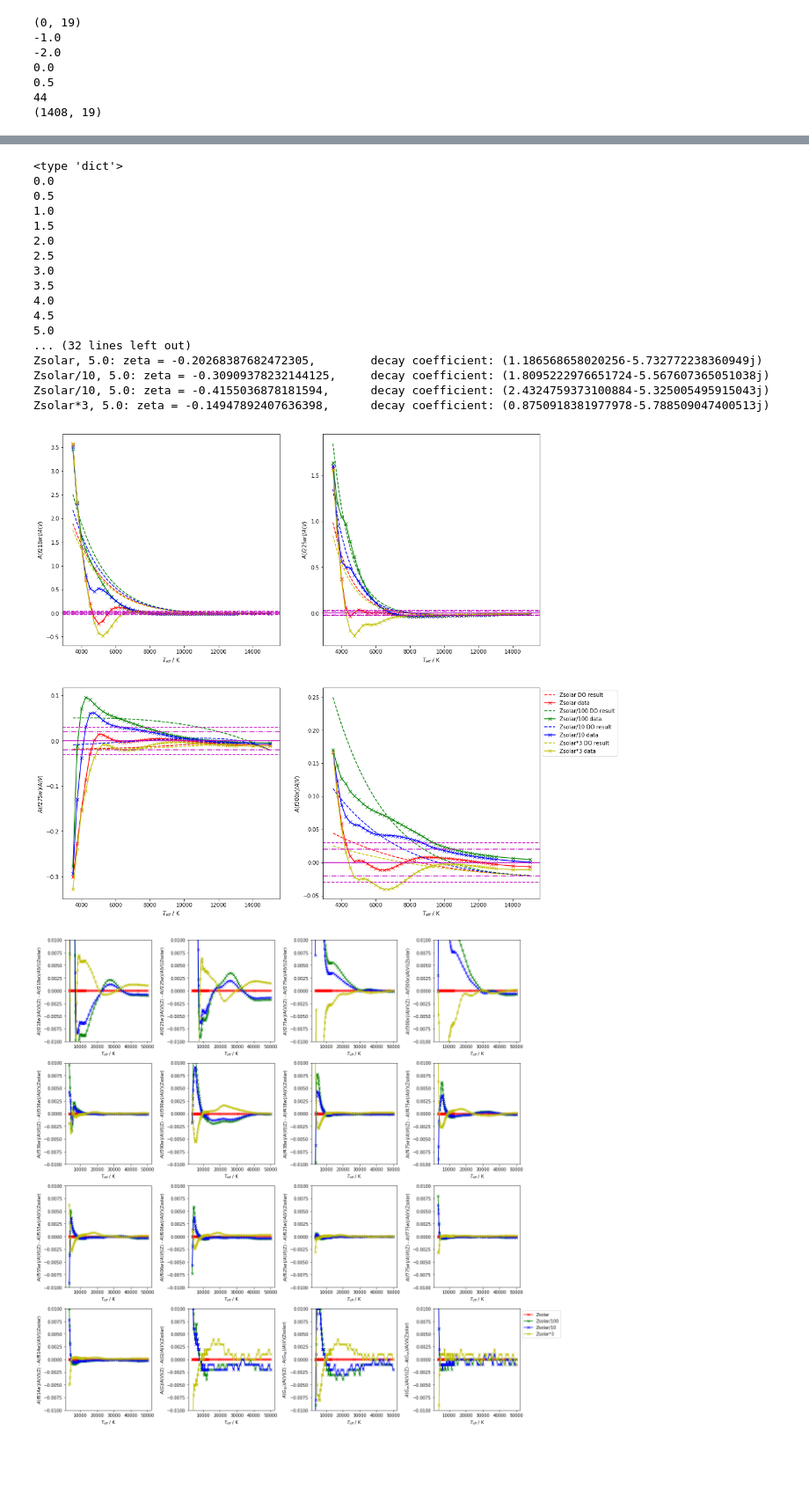
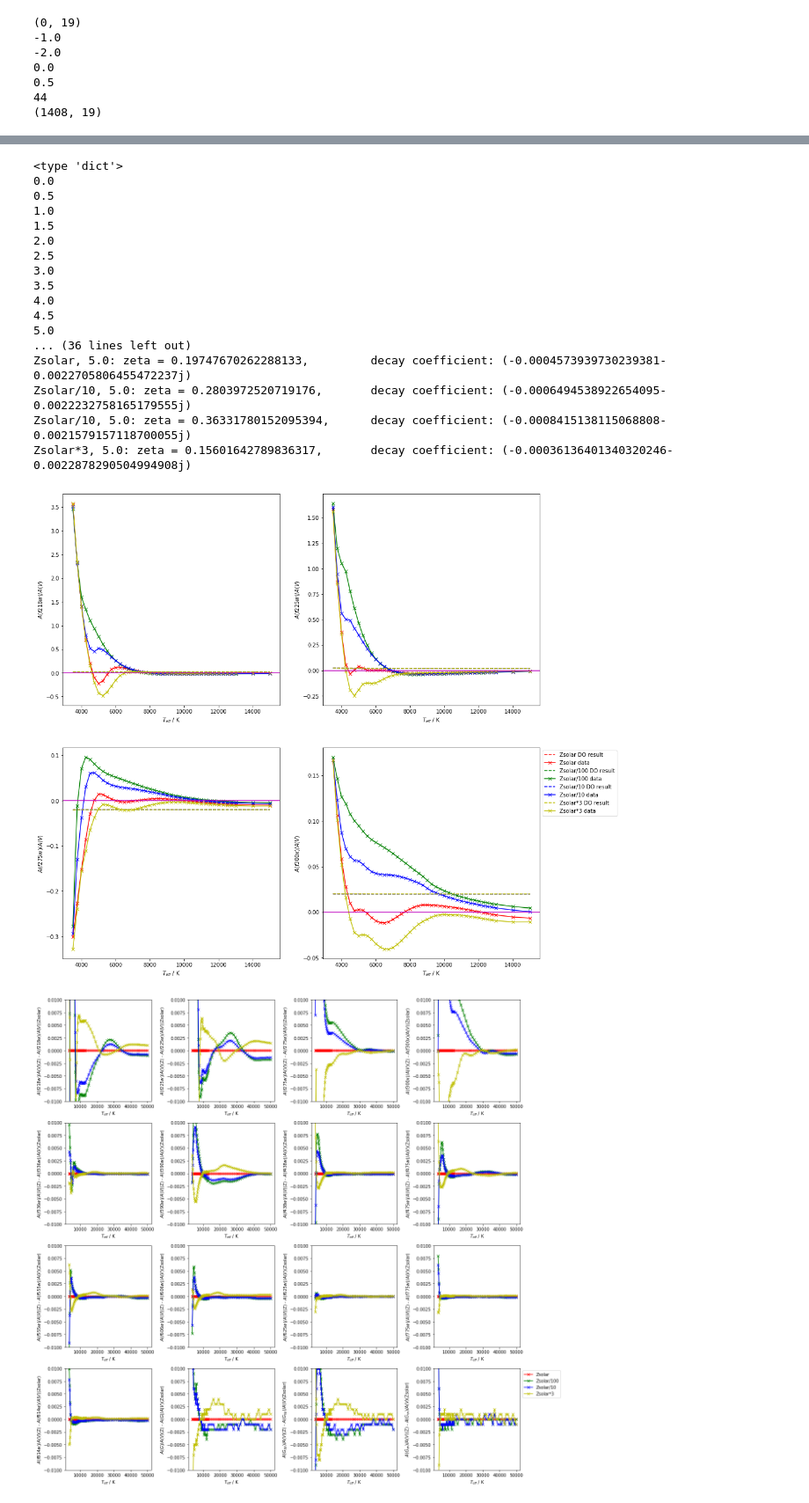
Before and after one commit to AlexlwAstro/phd_work, a Jupyter notebook: gaia_spectra_plots.ipynb, the cells around one changed output, grey strips where cells are left out. Shown at 88% size. Drawn from its saved outputs; the diff is of its cells as text; code cells hidden in the pictures; blank space fills up the shorter version.

```diff
--- a/gaia_spectra_plots.ipynb
+++ b/gaia_spectra_plots.ipynb
@@ -2258,6 +2261,7 @@ z= [0.5 1.  1.5 2.  2.5 3.  3.5 4.  4.5 5. ]
 # damped oscillator model for Teff,logg,Z
 # Calculate & truncate residuals from Round 1 fitting to be restricted to Teff <= 15000K
 R2_Tmax = 15000
+R2_Tmin = 3500
 
 R1_residuals_zs_15000K = diff_from_ref_logg_key(comb_dict_zs,R1_sim_points_dict_full,R2_Tmax,'y')
 R1_residuals_z1_15000K = diff_from_ref_logg_key(comb_dict_z1,R1_sim_points_dict_full,R2_Tmax,'y')
@@ -2304,7 +2308,7 @@ print big_data_arr.shape
 (1408, 19)
 # %%
 # NOTE: multiplying 2 numpy arrays together does NOT give a result with a different array shape
-"""REMEMBER: damped_oscillator_gZ(input_params,Tcut,a,b,c,d,k,r):
+"""REMEMBER: weighted_damped_oscillator_gZ(input_params,Tcut,a,b,c,d,k,r):
     # Free parameters are: a,b,c,d,k
     if type(input_params) is tuple:
         # if 'input_params' is a tuple
@@ -2335,7 +2339,7 @@ print big_data_arr.shape
     # 'Tdata' called below! - this should remove the need to use it anywhere in 'zeta'
 
     #R = a*(Tcut - Tdata)
-    new_var = (k*(Tcut - Tdata))*np.exp(s*(Tcut-Tdata)) + r
+    new_var = (k*(Tcut - Tdata))*np.exp(s*Tdata) + r
     return new_var
 """
 # set input variable data
@@ -2383,12 +2387,12 @@ print 'done'
 
 # zeta = a*(5.0-gdata) + b*zdata + c
 # s = -d*( zeta + 1.0j*np.sqrt(1-zeta**2) )
-# new_var = (k*(Tcut - Tdata))*np.exp(s*(Tcut-Tdata)) + r
+# new_var = (k*(Tcut - Tdata))*np.exp(s*Tdata) + r
 # Format below: [a,b,c,d,k,r]
-dosc_f218w_bounds = ([-0.3, -0.5, -0.5, 1.0e-05, 1.0e-06,-0.02], [0.3, 0.5, 0.3, 0.5, 0.1, 0.01])
-dosc_f225w_bounds = ([-0.3, -0.5, -0.5, 1.0e-05, 1.0e-08,-0.02], [0.3, 0.5, 0.3, 0.5, 0.1, 0.01])
-dosc_f275w_bounds = ([-0.3, -0.5, -0.5, 1.0e-05, 1.0e-08,-0.02], [0.3, 0.5, 0.3, 0.5, 0.1, 0.01])
-dosc_f300x_bounds = ([-0.3, -0.5, -0.5, 1.0e-05, 1.0e-08,-0.02], [0.3, 0.5, 0.3, 0.5, 0.1, 0.01])
+dosc_f218w_bounds = ([-0.3, -0.5, -0.5, 1.0e-05, -2.0,-0.02], [0.3, 0.5, 1., 0.5, 2.0, 0.02])
+dosc_f225w_bounds = ([-0.3, -0.5, -0.5, 1.0e-05, -2.0,-0.02], [0.3, 0.5, 1., 0.5, 2.0, 0.02])
+dosc_f275w_bounds = ([-0.3, -0.5, -0.5, 1.0e-05, -2.0,-0.02], [0.3, 0.5, 1., 0.5, 1.0, 0.02])
+dosc_f300x_bounds = ([-0.3, -0.5, -0.5, 1.0e-05, -2.0,-0.02], [0.3, 0.5, 1., 0.5, 1.0, 0.02])
 dosc_f336w_bounds = ([-0.5, -1., -0.5, 0., 0., -0.02], [0.5, 1., 0.5, 0.5, 0.1, 0.02])
 dosc_f390w_bounds = ([-0.5, -1., -0.5, 0., 0., -0.02], [0.5, 1., 0.5, 0.5, 0.1, 0.02])
 dosc_f438w_bounds = ([-0.5, -1., -0.5, 0., 0., -0.02], [0.5, 1., 0.5, 0.5, 0.1, 0.02])
@@ -2405,7 +2409,7 @@ dosc_Grp_bounds =   ([-0.5, -1., -0.5, 0., 0., -0.02], [0.5, 1., 0.5, 0.5, 0.1,
 dosc_bounds_list = [dosc_f218w_bounds,dosc_f225w_bounds,dosc_f275w_bounds,dosc_f300x_bounds,dosc_f336w_bounds,dosc_f390w_bounds,dosc_f438w_bounds,dosc_f475w_bounds,dosc_f555w_bounds,dosc_f606w_bounds,dosc_f625w_bounds,dosc_f775w_bounds,dosc_f814w_bounds,dosc_G_bounds,dosc_Gbp_bounds,dosc_Grp_bounds]
 print len(dosc_bounds_list)
 
-dosc_p0 = [0., 0., -0.1, 1.0e-05, 1.0e-04, 0.]
+dosc_p0 = [0., 0., -0.1, 1.0e-05, 0.1, 0.]
 
 R2_coeffs_filterwise = []
 R2_cov_mat_filterwise = []
@@ -2426,7 +2430,8 @@ with open(dosc_file_out,'w') as f:
 for i in range(3,7):
     print big_data_arr[:,i].shape
     #coeffs,cov_mat = curve_fit(lambda x,a,b,c: fitting_func(x,max_Teff_val,float(key),Tmod_pow,a,b,c),((Teff_only_dict[key])[:,0]),(Teff_only_dict[key])[:,i], p0=start_fit_at, sigma=sigma_corr,bounds=fit_func_bounds)
-    coeffs,cov_mat = curve_fit(lambda comb_Tgz,*coeffs_list: damped_oscillator_gZ(comb_Tgz,R2_Tmax,*coeffs_list), (Tdata,gdata,zdata), big_data_arr[:,i], p0=dosc_p0, sigma=sigma_corr2,bounds=dosc_bounds_list[i-3])
+    #coeffs,cov_mat = curve_fit(lambda comb_Tgz,*coeffs_list: weighted_damped_oscillator_gZ(comb_Tgz,R2_Tmax,*coeffs_list), (Tdata,gdata,zdata), big_data_arr[:,i], p0=dosc_p0, sigma=sigma_corr2,bounds=dosc_bounds_list[i-3])
+    coeffs,cov_mat = curve_fit(lambda comb_Tgz,*coeffs_list: weighted_damped_oscillator_gZ(comb_Tgz,R2_Tmin,*coeffs_list), (Tdata,gdata,zdata), big_data_arr[:,i], p0=dosc_p0, sigma=sigma_corr2,bounds=dosc_bounds_list[i-3])
     #Tgz_tuple TGZ_tot_data
     R2_coeffs_filterwise.append(coeffs)
     R2_cov_mat_filterwise.append(cov_mat)
@@ -2512,9 +2517,9 @@ z2_data_arr = R2_z2_dict[keyval]
 z1_data_arr = R2_z1_dict[keyval]
 zh_data_arr = R2_zh_dict[keyval]
 
-with open('plotted_simulated_dosc_data.txt','w') as f:
-    np.savetxt(f,zs_data_arr,fmt='%6.1f %4.1f %4.1f '+16*'%6.5f ')
-    f.close()
+#with open('plotted_simulated_dosc_data.txt','w') as f:
+#    np.savetxt(f,zs_data_arr,fmt='%6.1f %4.1f %4.1f '+16*'%6.5f ')
+#    f.close()
 
 #nrows=4,ncols=4
 fig,dax = plt.subplots(nrows=2,ncols=2,figsize=(16, 16))
@@ -2533,15 +2538,17 @@ for i in range(3,7):
     s_2 = -coeffs_i[3]*( zeta_2 + 1.0j*np.sqrt(1-zeta_2**2) )
     s_h = -coeffs_i[3]*( zeta_h + 1.0j*np.sqrt(1-zeta_h**2) )
 
-    result_curve_zs = damped_oscillator_gZ((zs_data_arr[:,0],zs_data_arr[:,1],zs_data_arr[:,2]), R2_Tmax, *coeffs_i)
-    print 'Zsolar, '+ keyval +': zeta = ' + str(zeta_s) + ',\t decay coefficient: '+ str(s_s*10000)
-    result_curve_z1 = damped_oscillator_gZ((z1_data_arr[:,0],z1_data_arr[:,1],z1_data_arr[:,2]), R2_Tmax, *coeffs_i)
-    print 'Zsolar/10, '+ keyval +': zeta = ' + str(zeta_1) + ',\t decay coefficient: '+ str(s_1*10000)
-    result_curve_z2 = damped_oscillator_gZ((z2_data_arr[:,0],z2_data_arr[:,1],z2_data_arr[:,2]), R2_Tmax, *coeffs_i)
-    print 'Zsolar/10, '+ keyval +': zeta = ' + str(zeta_2) + ',\t decay coefficient: '+ str(s_2*10000)
-    result_curve_zh = damped_oscillator_gZ((zh_data_arr[:,0],zh_data_arr[:,1],zh_data_arr[:,2]), R2_Tmax, *coeffs_i)
-    print 'Zsolar*3, '+ keyval +': zeta = ' + str(zeta_h) + ',\t decay coefficient: '+ str(s_h*10000)
+    print comb_filter_str[i-3]+ ' filter:'
+    result_curve_zs = damped_oscillator_gZ((zs_data_arr[:,0],zs_data_arr[:,1],zs_data_arr[:,2]), R2_Tmin, *coeffs_i)
+    print 'Zsolar, '+ keyval +': zeta = ' + str(zeta_s) + ',\t decay coefficient: '+ str(s_s)
+    result_curve_z1 = damped_oscillator_gZ((z1_data_arr[:,0],z1_data_arr[:,1],z1_data_arr[:,2]), R2_Tmin, *coeffs_i)
+    print 'Zsolar/10, '+ keyval +': zeta = ' + str(zeta_1) + ',\t decay coefficient: '+ str(s_1)
+    result_curve_z2 = damped_oscillator_gZ((z2_data_arr[:,0],z2_data_arr[:,1],z2_data_arr[:,2]), R2_Tmin, *coeffs_i)
+    print 'Zsolar/10, '+ keyval +': zeta = ' + str(zeta_2) + ',\t decay coefficient: '+ str(s_2)
+    result_curve_zh = damped_oscillator_gZ((zh_data_arr[:,0],zh_data_arr[:,1],zh_data_arr[:,2]), R2_Tmin, *coeffs_i)
+    print 'Zsolar*3, '+ keyval +': zeta = ' + str(zeta_h) + ',\t decay coefficient: '+ str(s_h)
     print '\n'
+    #result_curve_zh = weighted_damped_oscillator_gZ((zh_data_arr[:,0],zh_data_arr[:,1],zh_data_arr[:,2]), R2_Tmax, *coeffs_i)
 
     dax[i-3].plot(zs_data_arr[:,0],result_curve_zs,'r',linestyle='--',label='Zsolar DO result')
     dax[i-3].plot(zs_data_arr[:,0],zs_data_arr[:,i],'r',linestyle='-',marker='x',label='Zsolar data')
@@ -2551,38 +2558,40 @@ for i in range(3,7):
     dax[i-3].plot(z1_data_arr[:,0],z1_data_arr[:,i],'b',marker='x',label='Zsolar/10 data')
     dax[i-3].plot(zs_data_arr[:,0],result_curve_zh,'y',linestyle='--',label='Zsolar*3 DO result')
     dax[i-3].plot(zh_data_arr[:,0],zh_data_arr[:,i],'y',marker='x',label='Zsolar*3 data')
     dax[i-3].set_xlabel(var_names_comb[0])
     dax[i-3].set_ylabel(var_names_comb[i-1])
     dax[i-3].axhline(y=0,color='m')
+    """
     dax[i-3].axhline(y=0.03,color='m',linestyle='--')
     dax[i-3].axhline(y=-0.03,color='m',linestyle='--')
     dax[i-3].axhline(y=0.02,color='m',linestyle='-.')
     dax[i-3].axhline(y=-0.02,color='m',linestyle='-.')
+    """
 plt.legend(loc='upper left', bbox_to_anchor=(1.0, 1.0))
 plt.show()
-#fig.savefig('dosc_R2_plots_1st_4filters_logg_0p0.pdf')
+#fig.savefig('dosc_R2_plots_1st_4filters_logg_3p0_all_z.pdf')
 
 # NOTE:
 # zeta = a*(5.0-gdata) + b*zdata + c
 # s = -d*( zeta + 1.0j*np.sqrt(1-zeta**2) )
-# new_var = (k*(Tcut - Tdata))*np.exp(s*(Tcut-Tdata)) + r
+# new_var = (k*(Tcut - Tdata))*np.exp(s*Tdata) + r
 # Format below: [a,b,c,d,k,r]
 # %% [output]
 <type 'dict'>
 0.0
 0.5
 1.0
 1.5
 2.0
 2.5
 3.0
 3.5
 4.0
 4.5
 5.0
-... (32 lines left out)
-Zsolar, 5.0: zeta = -0.20268387682472305,        decay coefficient: (1.186568658020256-5.732772238360949j)
-Zsolar/10, 5.0: zeta = -0.30909378232144125,     decay coefficient: (1.8095222976651724-5.567607365051038j)
-Zsolar/10, 5.0: zeta = -0.4155036878181594,      decay coefficient: (2.4324759373100884-5.325005495915043j)
-Zsolar*3, 5.0: zeta = -0.14947892407636398,      decay coefficient: (0.8750918381977978-5.788509047400513j)
+... (36 lines left out)
+Zsolar, 5.0: zeta = 0.19747670262288133,         decay coefficient: (-0.0004573939730239381-0.0022705806455472237j)
+Zsolar/10, 5.0: zeta = 0.2803972520719176,       decay coefficient: (-0.0006494538922654095-0.0022232758165179555j)
+Zsolar/10, 5.0: zeta = 0.36331780152095394,      decay coefficient: (-0.0008415138115068808-0.0021579157118700055j)
+Zsolar*3, 5.0: zeta = 0.15601642789836317,       decay coefficient: (-0.00036136401340320246-0.0022878290504994908j)
-[figure, old version]
+[figure, new version]
```
Also changed, not shown: parts of 12 cells of this notebook, 7 other files.
